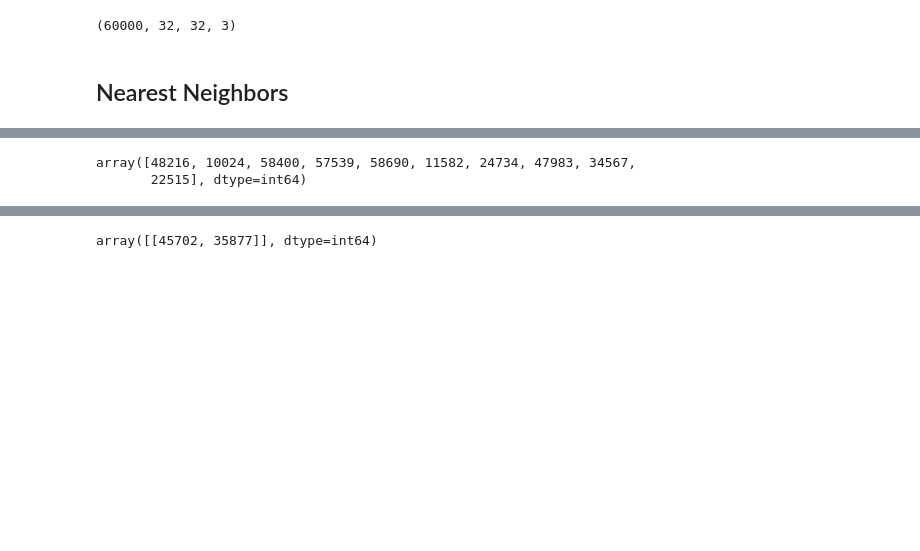
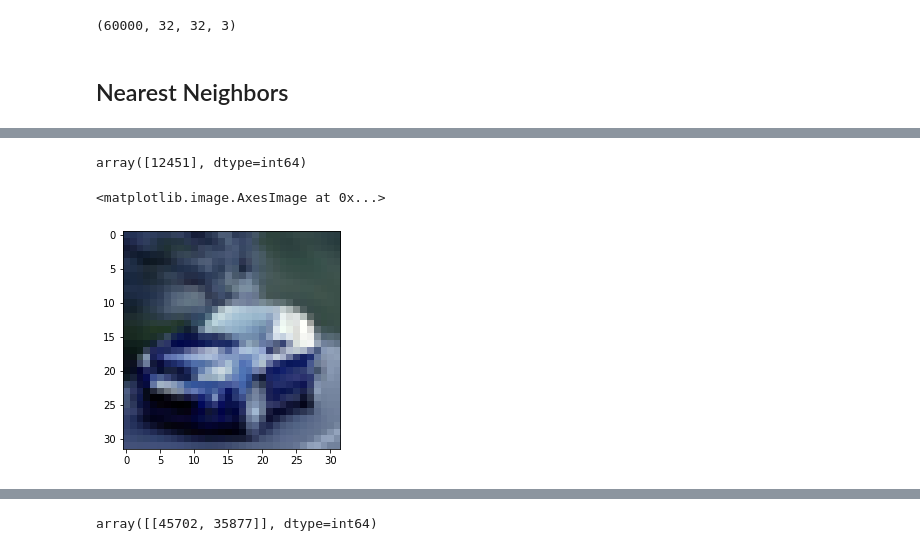
Before and after one commit to NguyenHai7120/Project4A-Optim-Stockage, a Jupyter notebook: CIFAR10Compression.ipynb, the cells around one changed output, grey strips where cells are left out. Saved outputs shown, nothing was run; the diff lists cells and outputs as text; code cells hidden in the pictures; blank space fills up the shorter version.

```diff
--- a/CIFAR10Compression.ipynb
+++ b/CIFAR10Compression.ipynb
@@ -50,5 +49,10 @@ NearestNeighbors(algorithm='auto', leaf_size=30, metric='minkowski',
 # %%
-NN.kneighbors(X_fatten[0:10,], n_neighbors = 2, return_distance = False)[:,1]
+n = 325
+NN.kneighbors(X_fatten[n:n+1,], n_neighbors = 2, return_distance = False)[:,1]
 # %% [output]
-array([48216, 10024, 58400, 57539, 58690, 11582, 24734, 47983, 34567,
-       22515], dtype=int64)
+array([12451], dtype=int64)
+# %%
+plt.imshow(X[n].astype('uint8'))
+# %% [output]
+<matplotlib.image.AxesImage at 0x...>
+[figure, added]
```
Also changed, not shown: parts of 4 cells of this notebook, 17 other files.
